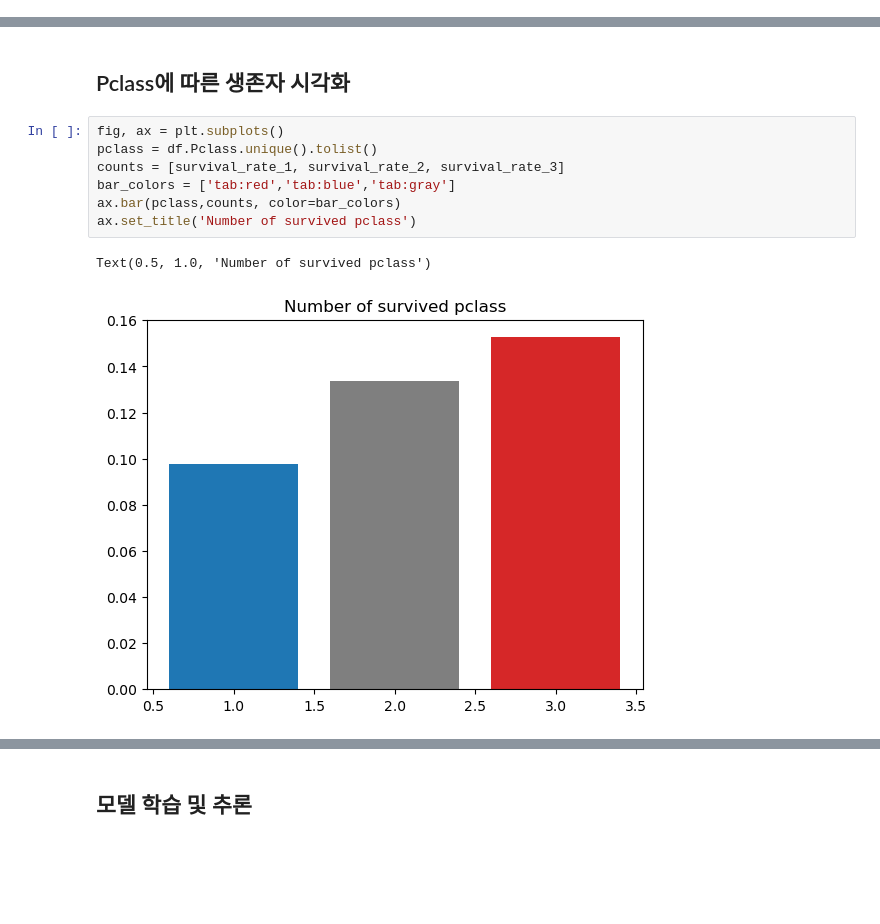
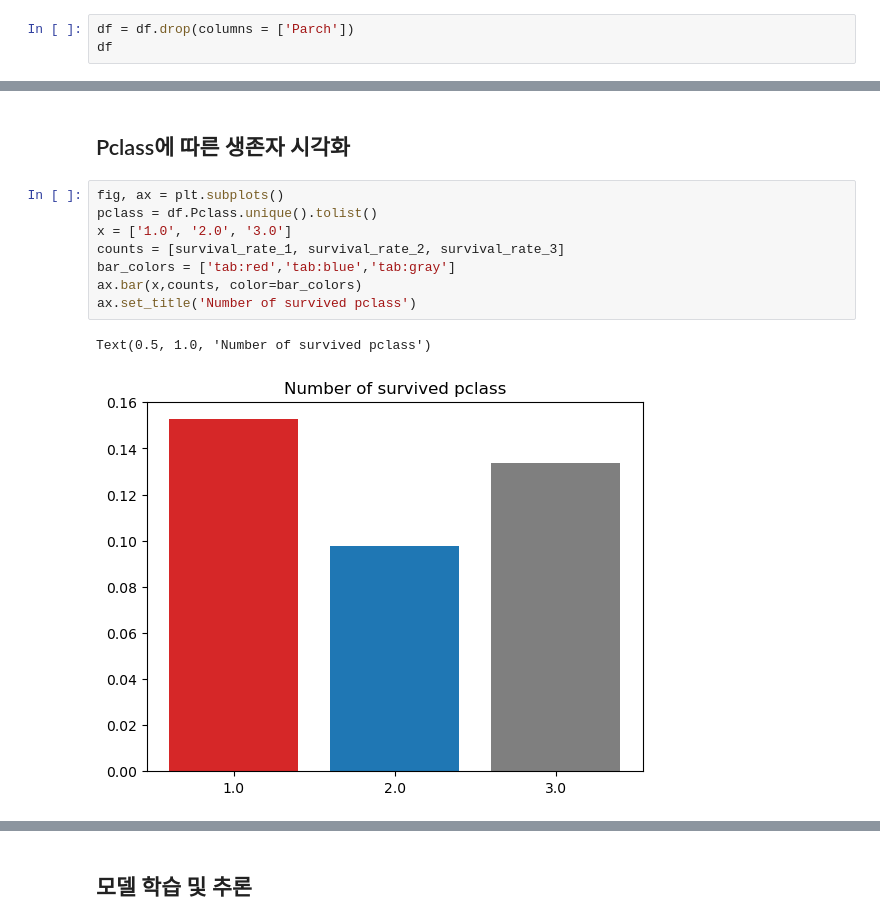
Before and after one commit to junhyeong0940/ML-Task, a Jupyter notebook: TITANIC.ipynb, the cells around one changed output, grey strips where cells are left out. Saved outputs shown, nothing was run; the diff lists cells and outputs as text; blank space fills up the shorter version.

```diff
--- a/TITANIC.ipynb
+++ b/TITANIC.ipynb
@@ -378,3 +378,6 @@ df
 | 889 | 1 | 1 | male | 26.0 | 0 |
 | 890 | 0 | 3 | male | 32.0 | 0 |
 891 rows × 5 columns
+# %%
+df = df.drop(columns = ['Parch'])
+df
@@ -633,10 +651,11 @@ Text(0.5, 1.0, 'Number of survived age')
 # %%
 fig, ax = plt.subplots()
 pclass = df.Pclass.unique().tolist()
+x = ['1.0', '2.0', '3.0']
 counts = [survival_rate_1, survival_rate_2, survival_rate_3]
 bar_colors = ['tab:red','tab:blue','tab:gray']
-ax.bar(pclass,counts, color=bar_colors)
+ax.bar(x,counts, color=bar_colors)
 ax.set_title('Number of survived pclass')
 # %% [output]
 Text(0.5, 1.0, 'Number of survived pclass')
-[figure, old version]
+[figure, new version]
```
Also changed, not shown: parts of 24 cells of this notebook.
